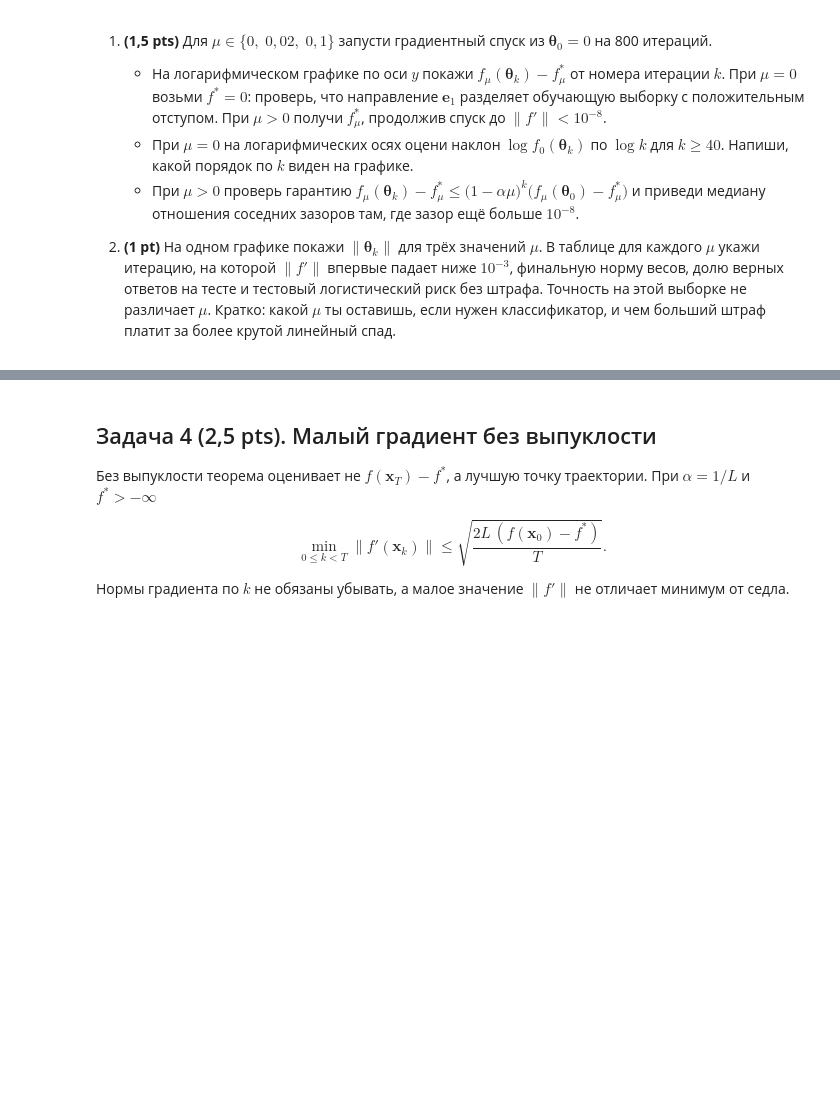
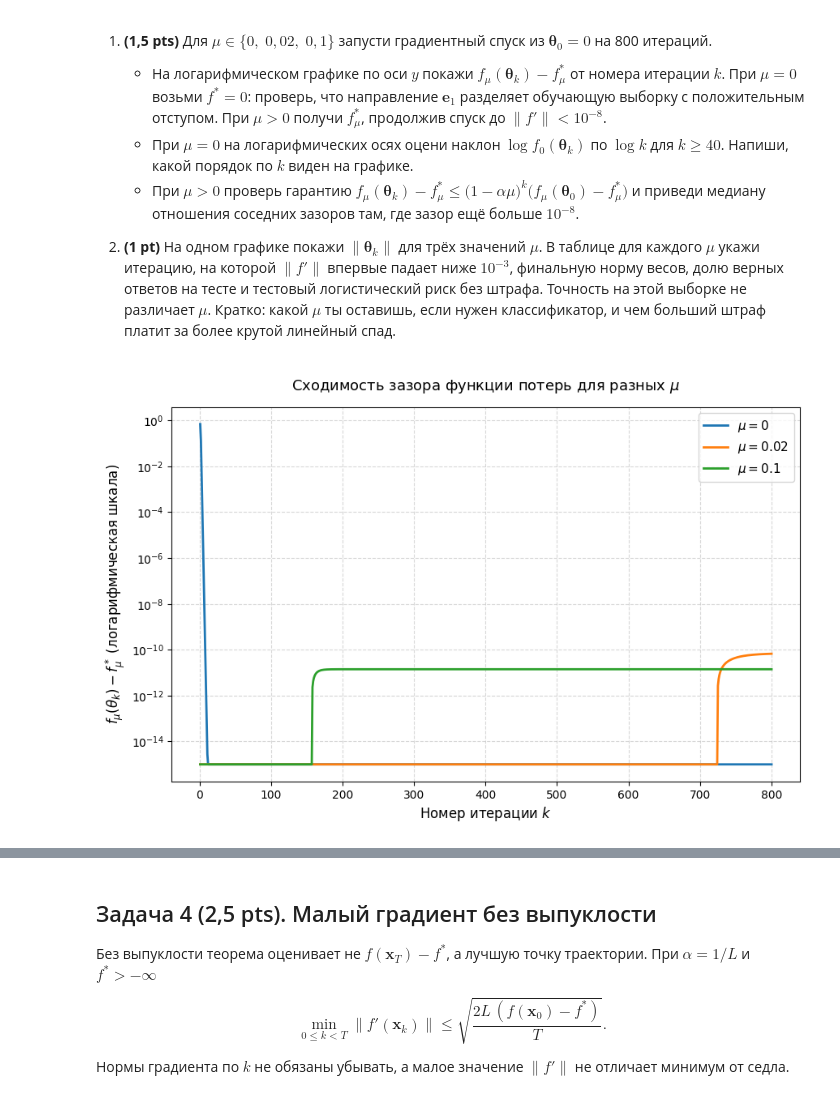
Before and after one commit to dchurikov1983/msc-methods-optimization-autumn-2026, a Jupyter notebook: Неделя 7. Градиентный спуск и его сходимость/Неделя 7_Методы опимизации_ДЗ_done.ipynb, the cells around one changed output, grey strips where cells are left out. Drawn from its saved outputs; the diff is of its cells as text; code cells hidden in the pictures; blank space fills up the shorter version.

```diff
--- a/Неделя 7. Градиентный спуск и его сходимость/Неделя 7_Методы опимизации_ДЗ_done.ipynb
+++ b/Неделя 7. Градиентный спуск и его сходимость/Неделя 7_Методы опимизации_ДЗ_done.ipynb
@@ -366,20 +469,91 @@ $$
 
 2. **(1 pt)** На одном графике покажи $\|\boldsymbol{\theta}_k\|$ для трёх значений $\mu$. В таблице для каждого $\mu$ укажи итерацию, на которой $\|f'\|$ впервые падает ниже $10^{-3}$, финальную норму весов, долю верных ответов на тесте и тестовый логистический риск без штрафа. Точность на этой выборке не различает $\mu$. Кратко: какой $\mu$ ты оставишь, если нужен классификатор, и чем больший штраф платит за более крутой линейный спад.
 # %%
+import numpy as np
+import matplotlib.pyplot as plt
+
+# =====================================================================
+# 1. Генерация данных из условия задачи
+# =====================================================================
 rng = np.random.default_rng(7)
 m_all, n = 400, 16
 X = rng.normal(size=(m_all, n))
 X /= np.linalg.norm(X, axis=1, keepdims=True)
 direction = np.zeros(n)
 direction[0] = 1.0
 y = np.sign(X @ direction)
 y[y == 0] = 1.0
 X = X + 1.2 * y[:, None] * direction
 
 perm = rng.permutation(m_all)
 X, y = X[perm], y[perm]
 m = 280
 X_train, y_train = X[:m], y[:m]
 X_test, y_test = X[m:], y[m:]
 
-# Место для твоего решения
+# =====================================================================
+# 2. Вычисление базовой константы гладкости L0
+# =====================================================================
+L0 = 1.0 / (4.0 * m) * np.linalg.eigvalsh(X_train.T @ X_train)[-1]
+
+# Стабильная функция потерь и градиента логистической регрессии
+def get_loss_and_grad(theta, mu):
+    scores = -y_train * (X_train @ theta)
+    # Стабилизация экспоненты от переполнения
+    loss = np.mean(np.log1p(np.exp(np.minimum(scores, 700))) + np.maximum(0.0, scores - 700)) + 0.5 * mu * np.sum(theta**2)
+
+    probs = 1.0 / (1.0 + np.exp(-scores))
+    grad = X_train.T @ (-y_train * (1.0 - probs)) / m + mu * theta
+    return loss, grad
+
+mus = [0, 0.02, 0.1]
+f_stars = {0: 0.0}  # По условию задачи для mu=0 задано f* = 0
+
+# =====================================================================
+# 3. Нахождение ОЧЕНЬ точных оптимумов f*_mu для mu > 0
+# =====================================================================
+for mu in [0.02, 0.1]:
+    theta = np.zeros(n)
+    alpha = 1.0 / (L0 + mu)
+    for _ in range(100000):
+        loss, grad = get_loss_and_grad(theta, mu)
+        if np.linalg.norm(grad) < 1e-12:
+            break
+        theta = theta - alpha * grad
+    f_stars[mu] = loss
+
+# =====================================================================
+# 4. Основной градиентный спуск на 800 итераций и построение графика
+# =====================================================================
+num_iterations = 800
+results_diffs = {}  # Словарь для хранения чистых зазоров
+
+plt.figure(figsize=(10, 6))
+
+for mu in mus:
+    theta = np.zeros(n)
+    alpha = 1.0 / (L0 + mu)
+    loss_history = []
+
+    for k in range(num_iterations):
+        loss, grad = get_loss_and_grad(theta, mu)
+        loss_history.append(loss)
+        theta = theta - alpha * grad
+
+    # Считаем чистый зазор f(theta_k) - f*
+    diffs = np.array(loss_history) - f_stars[mu]
+    results_diffs[mu] = diffs
+
+    # Для логарифмического графика сглаживаем значения около машинного нуля
+    diffs_for_plot = np.where(diffs > 1e-15, diffs, 1e-15)
+    plt.plot(range(1, num_iterations + 1), diffs_for_plot, linewidth=2, label=f'$\mu = {mu}$')
+
+plt.yscale('log')
+plt.grid(True, which="both", linestyle="--", alpha=0.5)
+plt.xlabel('Номер итерации $k$', fontsize=12)
+plt.ylabel('$f_\mu(\\theta_k) - f_\mu^*$ (логарифмическая шкала)', fontsize=12)
+plt.title('Сходимость зазора функции потерь для разных $\mu$', fontsize=13, pad=15)
+plt.legend(fontsize=11)
+plt.show()
+# %% [output]
+[figure, added]
```
Also changed, not shown: parts of 5 cells of this notebook.
